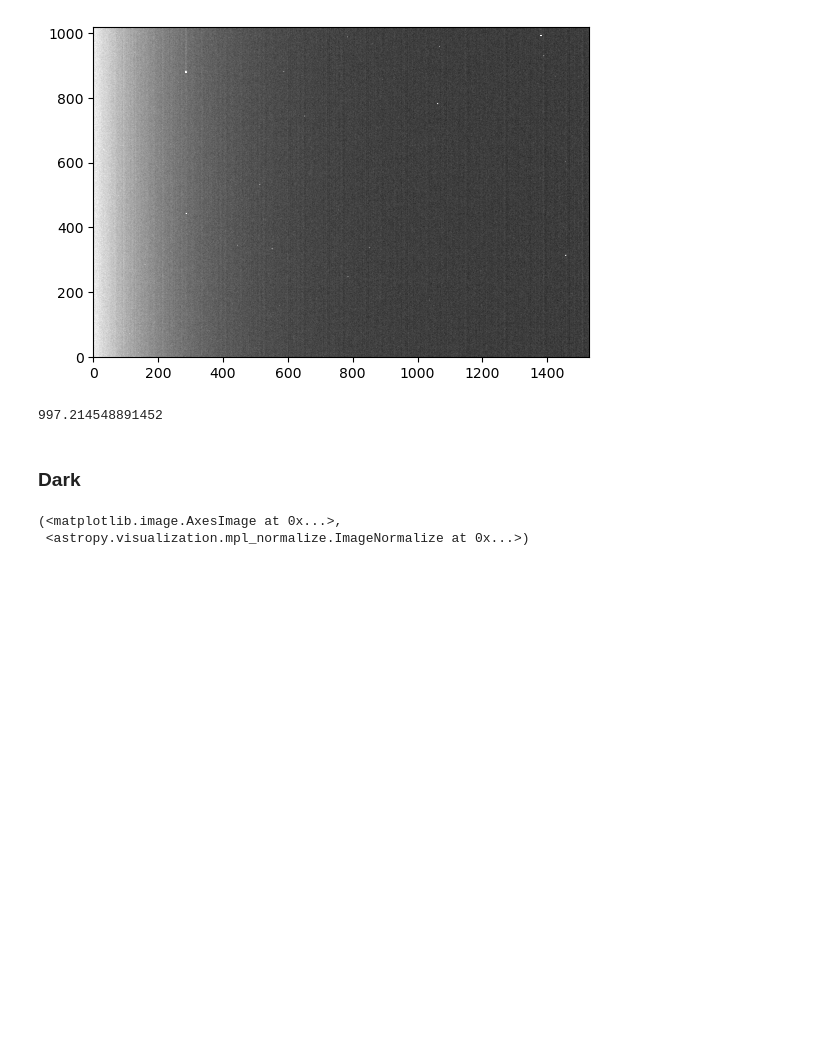
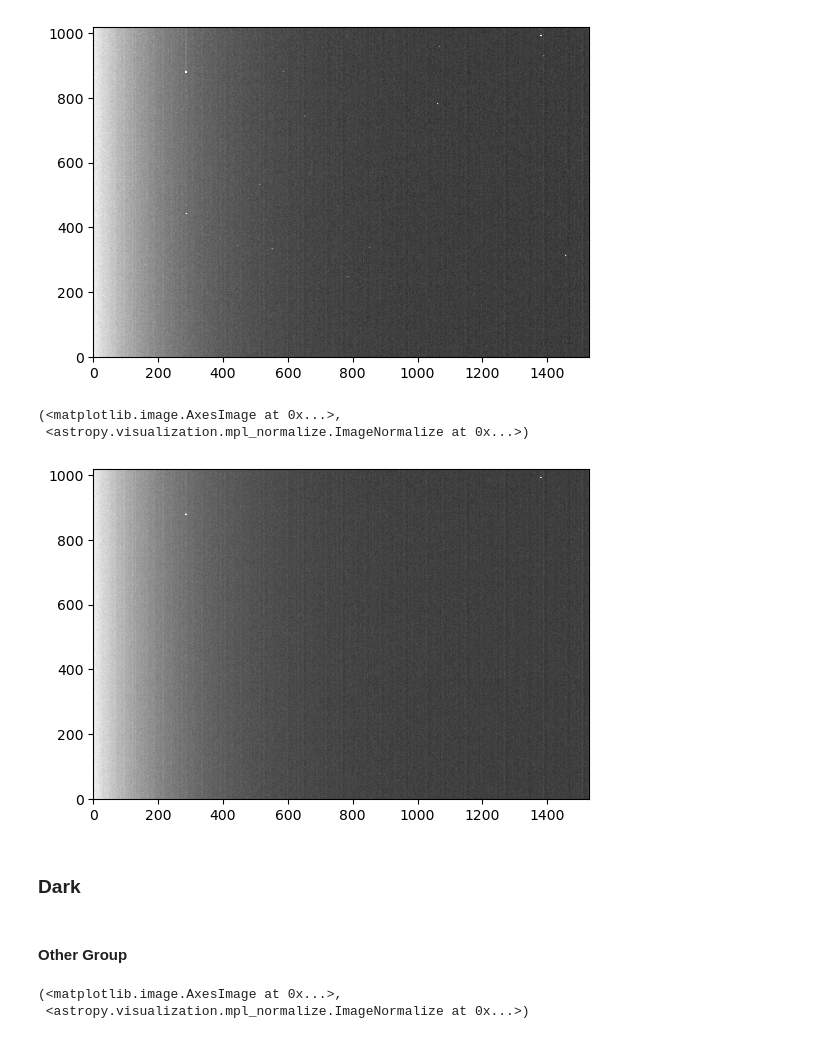
Before and after one commit to SpacialTree/HomeworkBack, a Jupyter notebook: ObsTech/LabSix/ReportSix.ipynb, the cells around one changed output. Cells and saved outputs as stored; diff of their text form; code cells hidden in the pictures; blank space fills up the shorter version.

```diff
--- a/ObsTech/LabSix/ReportSix.ipynb
+++ b/ObsTech/LabSix/ReportSix.ipynb
@@ -37,3 +41,6 @@ glob(directory)
  '/mnt/c/Users/panda/Documents/ObsAstronomy/ObsData/LabSixData/othergroup/jupiter',
  '/mnt/c/Users/panda/Documents/ObsAstronomy/ObsData/LabSixData/othergroup/sun',
  '/mnt/c/Users/panda/Documents/ObsAstronomy/ObsData/LabSixData/othergroup/vega']
+# %%
+directory2 = '/mnt/c/Users/panda/Documents/ObsAstronomy/ObsData/LabSixData/mygroup/*'
+glob(directory2)
@@ -49,6 +63,11 @@ files_euro = glob(glob(directory)[6]+'/*')
 files_jupi = glob(glob(directory)[8]+'/*')
 files_sunn = glob(glob(directory)[9]+'/*')
 files_vega = glob(glob(directory)[10]+'/*')
+# %%
+files_bias2 = glob(glob(directory2)[0]+'/*')
+files_dark2 = glob(glob(directory2)[2]+'/*')
+files_flat2 = glob(glob(directory2)[3]+'/*')
+files_cali2 = glob(glob(directory2)[1]+'/*')
 # %%
 ccd_shape = fits.getdata(files_bias[0]).shape
 # %% [markdown]
@@ -64,12 +83,21 @@ imshow_norm(master_bias, origin='lower', interval=ZScaleInterval(), stretch=viz.
 (<matplotlib.image.AxesImage at 0x...>,
  <astropy.visualization.mpl_normalize.ImageNormalize at 0x...>)
 [figure]
-# %%
-np.mean(master_bias)
-# %% [output]
-997.214548891452
+# %%
+bias2 = np.zeros((len(files_bias2), ccd_shape[0], ccd_shape[1]))
+for file in range(len(files_bias2)):
+    bias2[file] = fits.getdata(files_bias2[file])
+# %%
+master_bias2 = np.median(bias2, axis=0)
+imshow_norm(master_bias2, origin='lower', interval=ZScaleInterval(), stretch=viz.LinearStretch(), cmap='gray')
+# %% [output]
+(<matplotlib.image.AxesImage at 0x...>,
+ <astropy.visualization.mpl_normalize.ImageNormalize at 0x...>)
+[figure, added]
 # %% [markdown]
 ### Dark
+# %% [markdown]
+#### Other Group
 # %%
 files_dark_07 = glob(files_dark[2]+'/*')
 files_dark_15 = glob(files_dark[0]+'/*')
```
Also changed, not shown: parts of 52 cells of this notebook.
